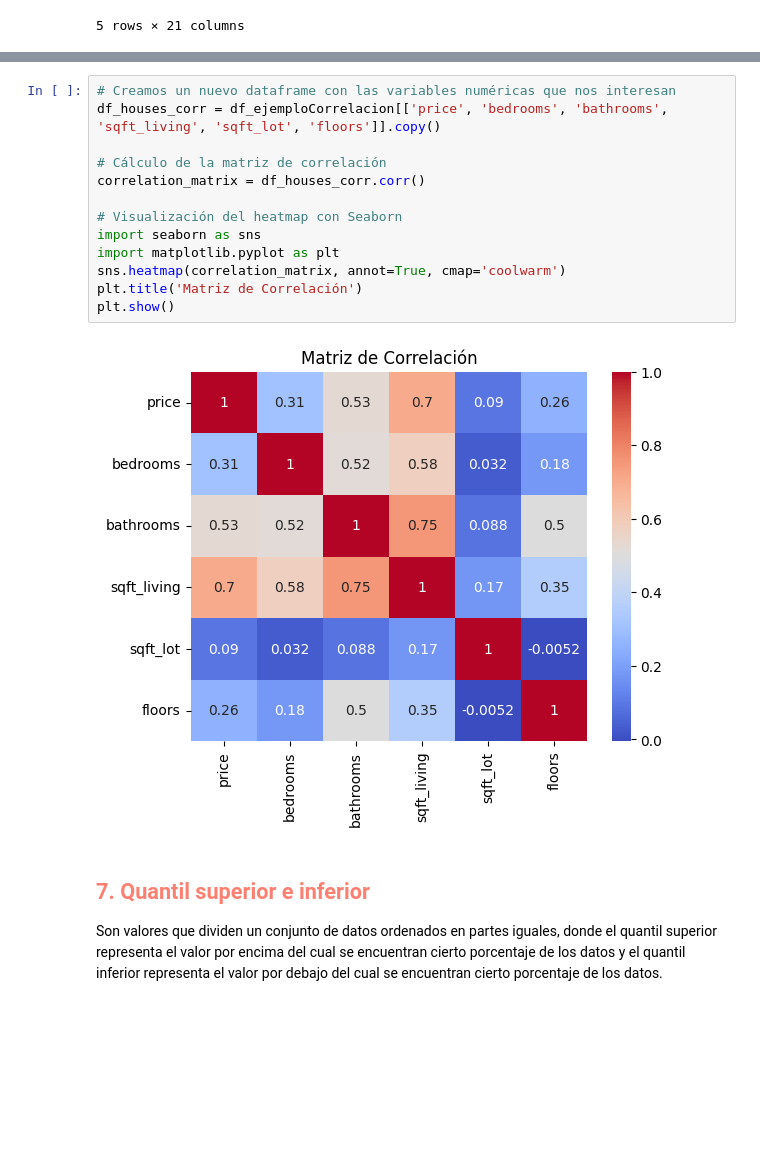
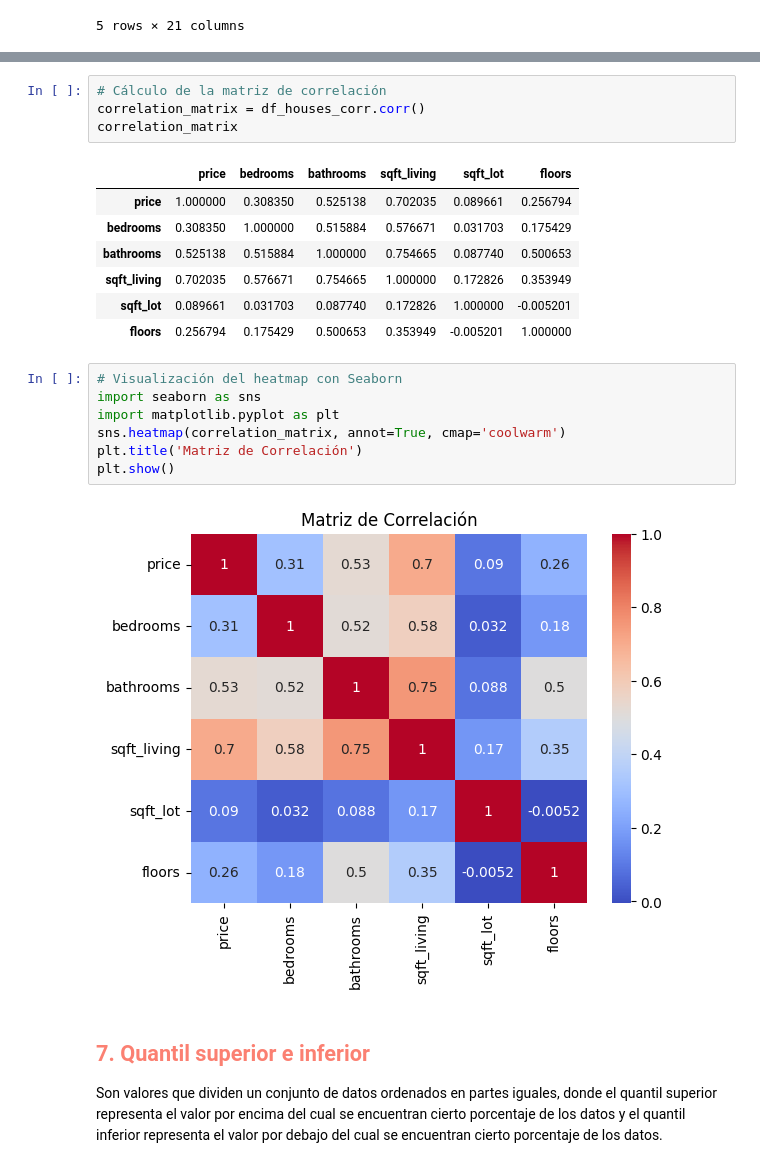
Before and after one commit to DavChing/programa-python_utec, a Jupyter notebook: Modulo3/Sesión_1_Ejemplos.ipynb, the cells around one changed output, grey strips where cells are left out. Cells and saved outputs as stored; diff of their text form; blank space fills up the shorter version.

```diff
--- a/Modulo3/Sesión_1_Ejemplos.ipynb
+++ b/Modulo3/Sesión_1_Ejemplos.ipynb
@@ -234,10 +289,16 @@ df_ejemploCorrelacion.head()
+# %%
+# Cálculo de la matriz de correlación
+correlation_matrix = df_houses_corr.corr()
+correlation_matrix
+# %% [output]
+|  | price | bedrooms | bathrooms | sqft_living | sqft_lot | floors |
+| price | 1.000000 | 0.308350 | 0.525138 | 0.702035 | 0.089661 | 0.256794 |
+| bedrooms | 0.308350 | 1.000000 | 0.515884 | 0.576671 | 0.031703 | 0.175429 |
+| bathrooms | 0.525138 | 0.515884 | 1.000000 | 0.754665 | 0.087740 | 0.500653 |
+| sqft_living | 0.702035 | 0.576671 | 0.754665 | 1.000000 | 0.172826 | 0.353949 |
+| sqft_lot | 0.089661 | 0.031703 | 0.087740 | 0.172826 | 1.000000 | -0.005201 |
+| floors | 0.256794 | 0.175429 | 0.500653 | 0.353949 | -0.005201 | 1.000000 |
 # %%
-# Creamos un nuevo dataframe con las variables numéricas que nos interesan
-df_houses_corr = df_ejemploCorrelacion[['price', 'bedrooms', 'bathrooms', 'sqft_living', 'sqft_lot', 'floors']].copy()
-
-# Cálculo de la matriz de correlación
-correlation_matrix = df_houses_corr.corr()
-
 # Visualización del heatmap con Seaborn
 import seaborn as sns
 import matplotlib.pyplot as plt
```
Also changed, not shown: parts of 10 cells of this notebook.
